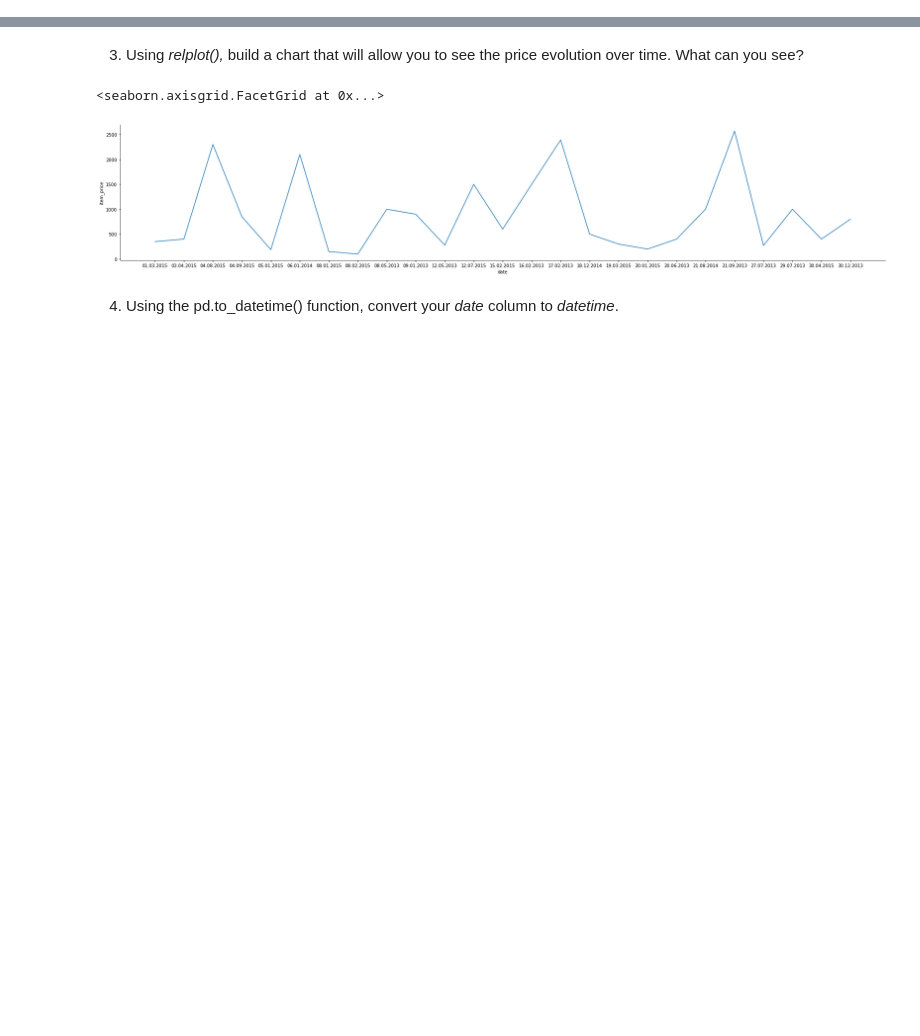
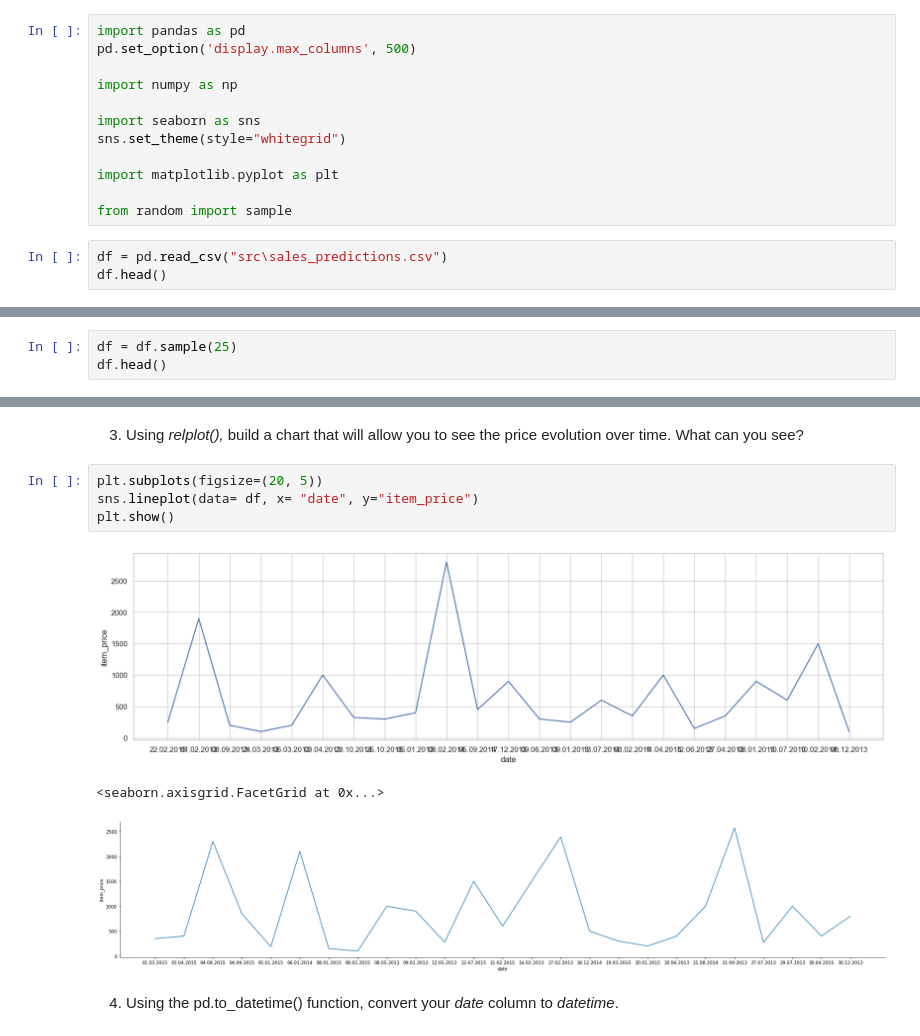
Before and after one commit to aevlkm/eda, a Jupyter notebook: 02_EDA/01e-Continuous_variables.ipynb, the cells around one changed output, grey strips where cells are left out. Cells and saved outputs as stored; diff of their text form; blank space fills up the shorter version.

```diff
--- a/02_EDA/01e-Continuous_variables.ipynb
+++ b/02_EDA/01e-Continuous_variables.ipynb
@@ -14,0 +7,15 @@ For this part, we will use the following dataset: *sales_predictions.csv*.
+# %%
+import pandas as pd
+pd.set_option('display.max_columns', 500)
+
+import numpy as np
+
+import seaborn as sns
+sns.set_theme(style="whitegrid")
+
+import matplotlib.pyplot as plt
+
+from random import sample
+# %%
+df = pd.read_csv("src\sales_predictions.csv")
+df.head()
@@ -24,0 +31,3 @@ For this part, we will use the following dataset: *sales_predictions.csv*.
+# %%
+df = df.sample(25)
+df.head()
@@ -25,5 +41,11 @@ For this part, we will use the following dataset: *sales_predictions.csv*.
 # %% [markdown]
 3. Using _relplot(),_ build a chart that will allow you to see the price evolution over time. What can you see?
+# %%
+plt.subplots(figsize=(20, 5))
+sns.lineplot(data= df, x= "date", y="item_price")
+plt.show()
+# %% [output]
+[figure, added]
 # %%
 # %% [output]
 <seaborn.axisgrid.FacetGrid at 0x...>
```
Also changed, not shown: parts of 7 cells of this notebook, 1 other file.
